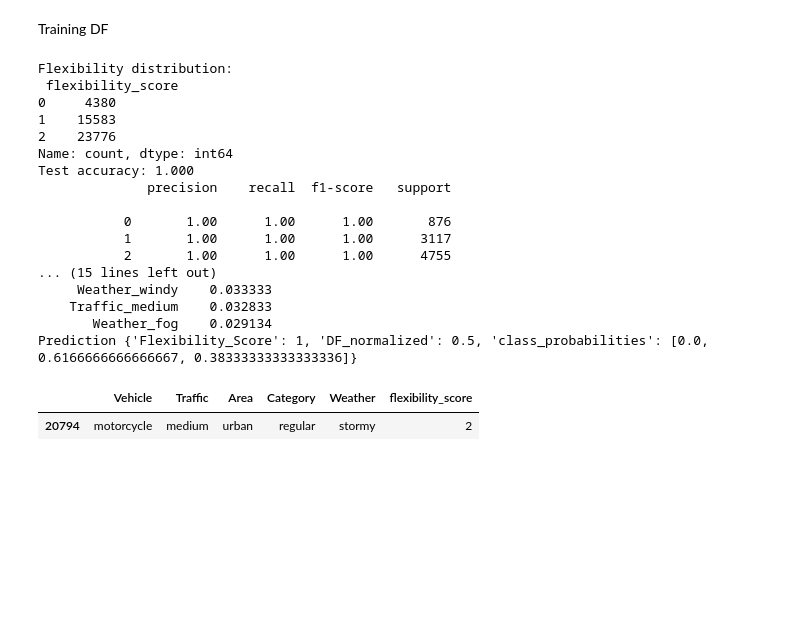
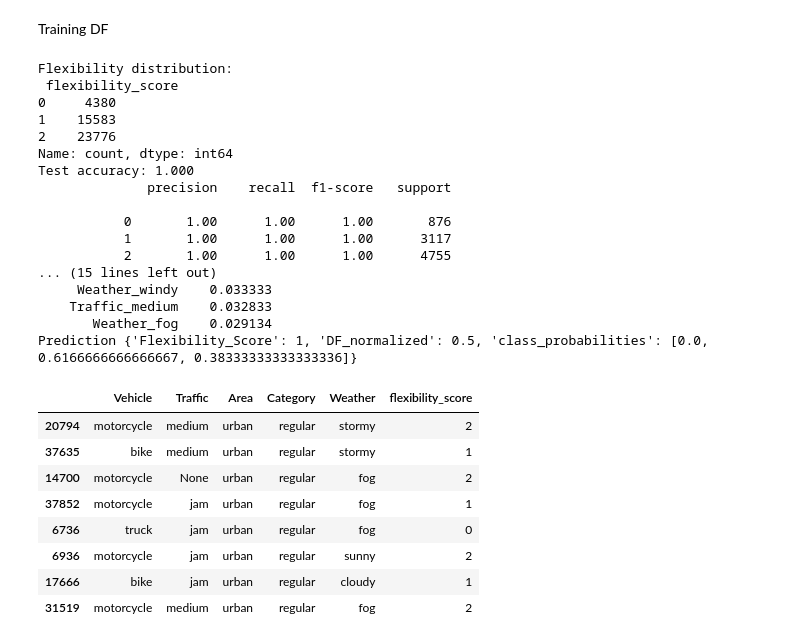
Before and after one commit to thanhgiang0607/momip, a Jupyter notebook: trainingne.ipynb, the cells around one changed output. Cells and saved outputs as stored; diff of their text form; code cells hidden in the pictures; blank space fills up the shorter version.

```diff
--- a/trainingne.ipynb
+++ b/trainingne.ipynb
@@ -286,31 +286,38 @@ def predict_flexibility(vehicle, traffic, weather, area, category):
     sample = sample[features]
     xs = encoder.transform(sample)
     pred = clf.predict(xs)[0]
     prob = clf.predict_proba(xs)[0]
     df_norm = pred/2
     return {'Flexibility_Score': int(pred), 'DF_normalized': float(df_norm), 'class_probabilities': prob.tolist()}
 
 simulate = predict_flexibility('cloudy', 'light', 'motorcycle', 'urban', 'fragile')
 print('Prediction', simulate)
 df_sample = df[features + ['flexibility_score']].sample(min(8,len(df)), random_state=42)
-df_sample.head(1)
+df_sample.head(10)
 # %% [output]
 Flexibility distribution:
  flexibility_score
 0     4380
 1    15583
 2    23776
 Name: count, dtype: int64
 Test accuracy: 1.000
               precision    recall  f1-score   support
 
            0       1.00      1.00      1.00       876
            1       1.00      1.00      1.00      3117
            2       1.00      1.00      1.00      4755
 ... (15 lines left out)
      Weather_windy    0.033333
     Traffic_medium    0.032833
        Weather_fog    0.029134
 Prediction {'Flexibility_Score': 1, 'DF_normalized': 0.5, 'class_probabilities': [0.0, 0.6166666666666667, 0.38333333333333336]}
 |  | Vehicle | Traffic | Area | Category | Weather | flexibility_score |
 | 20794 | motorcycle | medium | urban | regular | stormy | 2 |
+| 37635 | bike | medium | urban | regular | stormy | 1 |
+| 14700 | motorcycle | None | urban | regular | fog | 2 |
+| 37852 | motorcycle | jam | urban | regular | fog | 1 |
+| 6736 | truck | jam | urban | regular | fog | 0 |
+| 6936 | motorcycle | jam | urban | regular | sunny | 2 |
+| 17666 | bike | jam | urban | regular | cloudy | 1 |
+| 31519 | motorcycle | medium | urban | regular | fog | 2 |
```
